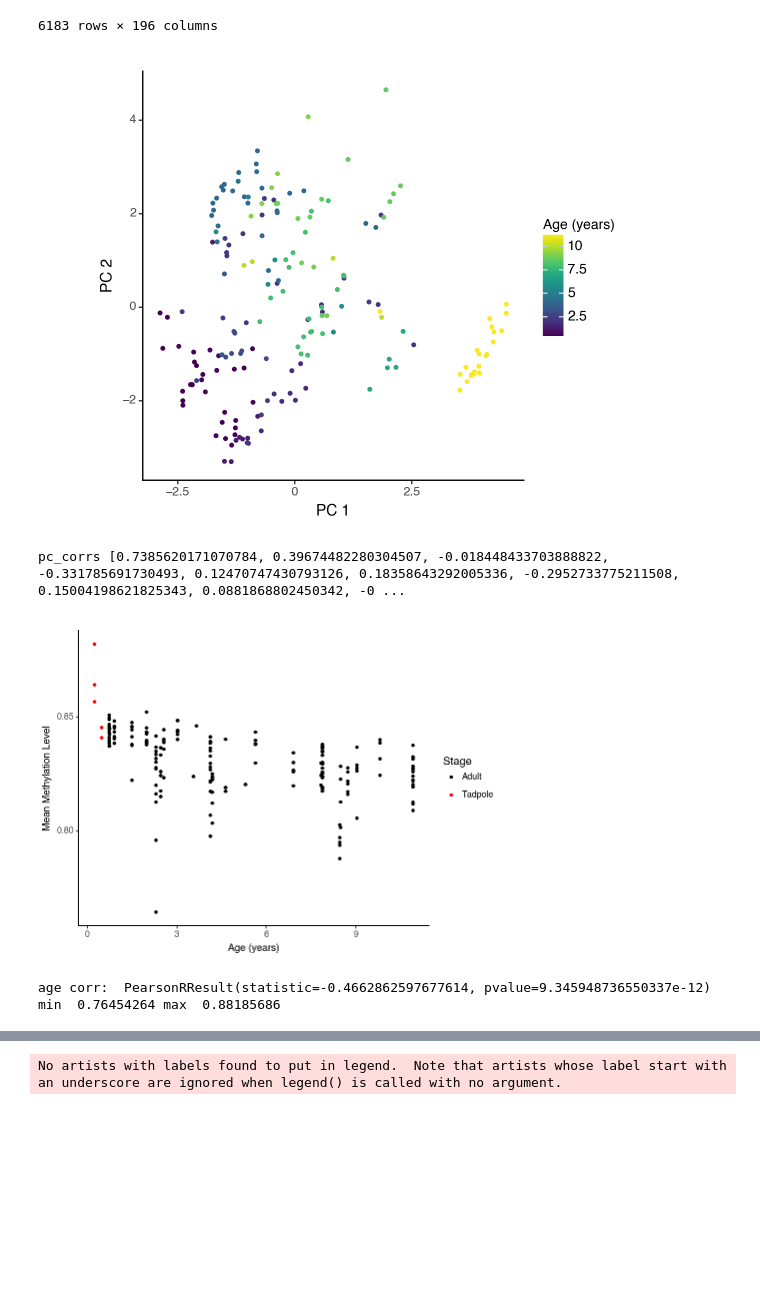
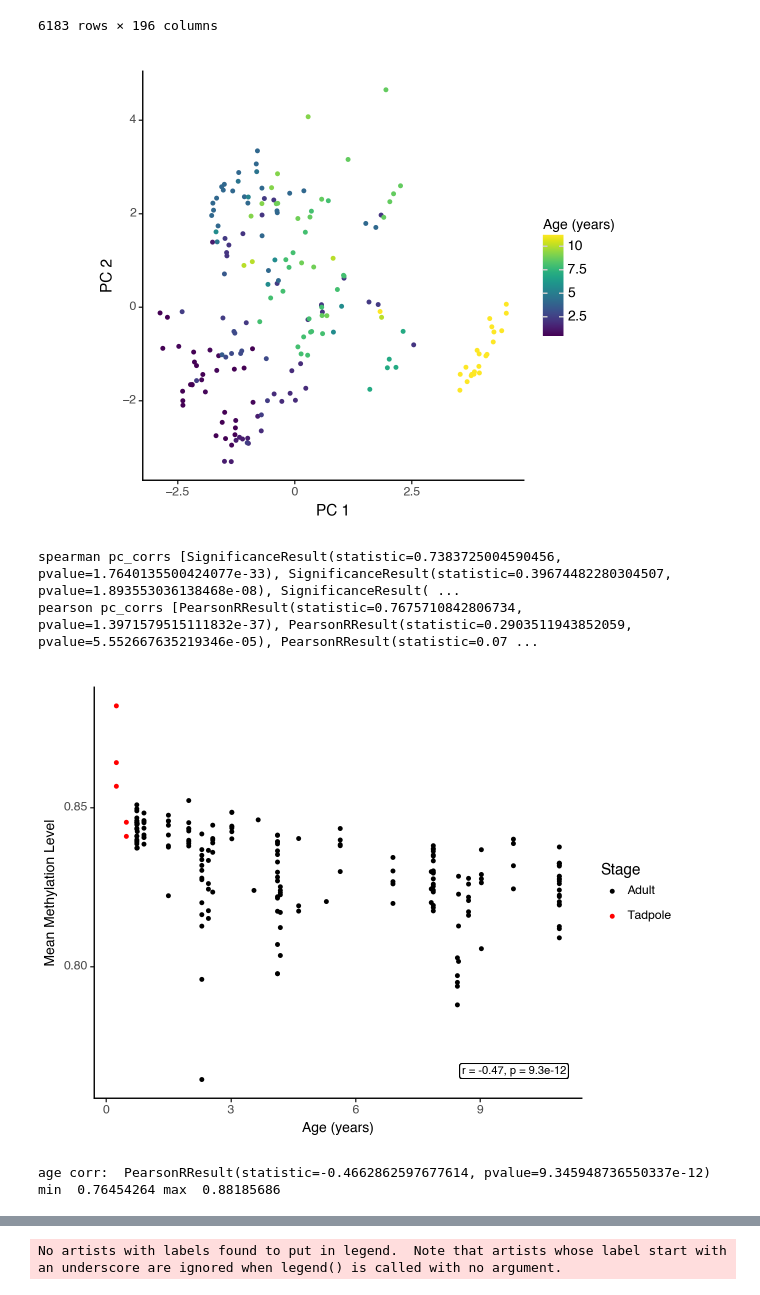
Before and after one commit to ronanbennett/xenopus-aging, a Jupyter notebook: TBS_paper/supplementary_calculations.ipynb, the cells around one changed output, grey strips where cells are left out. Cells and saved outputs as stored; diff of their text form; code cells hidden in the pictures; blank space fills up the shorter version.

```diff
--- a/TBS_paper/supplementary_calculations.ipynb
+++ b/TBS_paper/supplementary_calculations.ipynb
@@ -86,41 +86,52 @@ def pca(frogs_by_measurements_df, ages_cpg_sorted, n_components, center_data=Tru
         )
     print(p)
 
-    pc_corrs = [scipy.stats.spearmanr(ages_cpg_sorted, pcs[:,i])[0] for i in range(pcs.shape[1])]
-    print("pc_corrs", pc_corrs)
+    pc_corrs = [scipy.stats.spearmanr(ages_cpg_sorted, pcs[:,i]) for i in range(pcs.shape[1])]
+    print("spearman pc_corrs", pc_corrs)
+
+    pc_corrs = [scipy.stats.pearsonr(ages_cpg_sorted, pcs[:,i]) for i in range(pcs.shape[1])]
+    print("pearson pc_corrs", pc_corrs)
 
 # pca(ad100_notadpoles.X.T, ad100_notadpoles.var['Age (years)'], n_components=10, center_data=False, center_and_scale=False)
 pca(ad100_notadpoles.X.T, ad100_notadpoles.var['Age (years)'], n_components=10, center_data=True, center_and_scale=False)
 # pca(ad100_notadpoles.X.T, ad100_notadpoles.var['Age (years)'], n_components=10, center_data=False, center_and_scale=True)
 # %% [output]
 [figure]
-pc_corrs [0.7385620171070784, 0.39674482280304507, -0.018448433703888822, -0.331785691730493, 0.12470747430793126, 0.18358643292005336, -0.2952733775211508, 0.15004198621825343, 0.0881868802450342, -0 ...
+spearman pc_corrs [SignificanceResult(statistic=0.7383725004590456, pvalue=1.7640135500424077e-33), SignificanceResult(statistic=0.39674482280304507, pvalue=1.893553036138468e-08), SignificanceResult( ...
+pearson pc_corrs [PearsonRResult(statistic=0.7675710842806734, pvalue=1.3971579515111832e-37), PearsonRResult(statistic=0.2903511943852059, pvalue=5.552667635219346e-05), PearsonRResult(statistic=0.07 ...
 # %%
 # Supplementary figure 3B
-from plotnine import ggplot, aes, geom_violin, geom_jitter, theme, theme_minimal, labs, geom_boxplot, geom_bar, element_text, position_dodge, geom_text, theme_classic, geom_hline, geom_point, scale_color_cmap, guides, guide_colourbar, coord_fixed, facet_wrap, scale_color_manual
+from plotnine import ggplot, aes, geom_violin, geom_jitter, theme, theme_minimal, labs, geom_boxplot, geom_bar, element_text, position_dodge, geom_text, theme_classic, geom_hline, geom_point, scale_color_cmap, guides, guide_colourbar, coord_fixed, facet_wrap, scale_color_manual, geom_label
 # Mean methylation plot
 mean_methylation = ad100.X.mean(axis=0)  # mean methylation level per frog
 df_methylation = pd.DataFrame({
     'Age': ages_cpg_sorted,
     'Mean_Methylation': mean_methylation,
     "Is Tadpole" : ad100.var['Is tadpole?']
 })
+
+r, p = scipy.stats.pearsonr(df_methylation['Age'], df_methylation['Mean_Methylation'])
+corr_text = f"r = {r:.2f}, p = {p:.2g}"
+x_pos = df_methylation['Age'].max() * 0.9
+y_pos = df_methylation['Mean_Methylation'].max() * 0.87
+
 methylation_plot = (
     ggplot(df_methylation, aes(x='Age', y='Mean_Methylation', color='Is Tadpole'))
     + geom_point(size=1)
     + scale_color_manual(values={True: "red", False: "black"}, labels=["Adult", "Tadpole"])
     + labs(x="Age (years)", y="Mean Methylation Level", color="Stage")
+    + geom_label(aes(x=x_pos, y=y_pos), label=corr_text, inherit_aes=False, size=8, label_padding=0.2)
     + theme_classic()
     + theme(
         plot_title=element_text(size=12),
         axis_title=element_text(size=10)
     )
 )
 print(methylation_plot)
 print('age corr: ', scipy.stats.pearsonr(ages_cpg_sorted,mean_methylation))
 print('min ', min(mean_methylation), 'max ', max(mean_methylation))
 # %% [output]
-[figure, old version]
+[figure, new version]
 age corr:  PearsonRResult(statistic=-0.4662862597677614, pvalue=9.345948736550337e-12)
 min  0.76454264 max  0.88185686
 # %%
```
Also changed, not shown: parts of 3 cells of this notebook, 2 other files.
